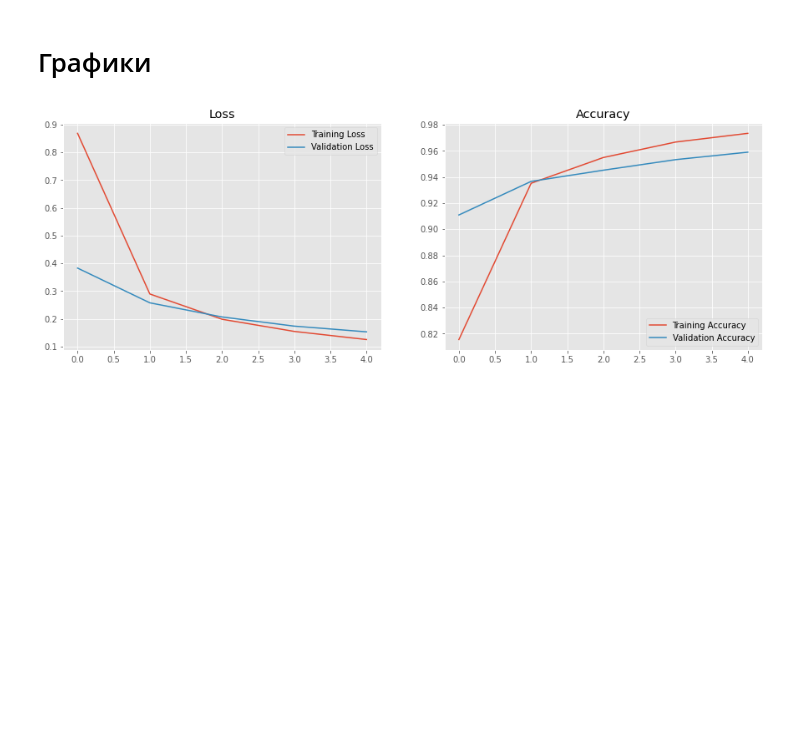
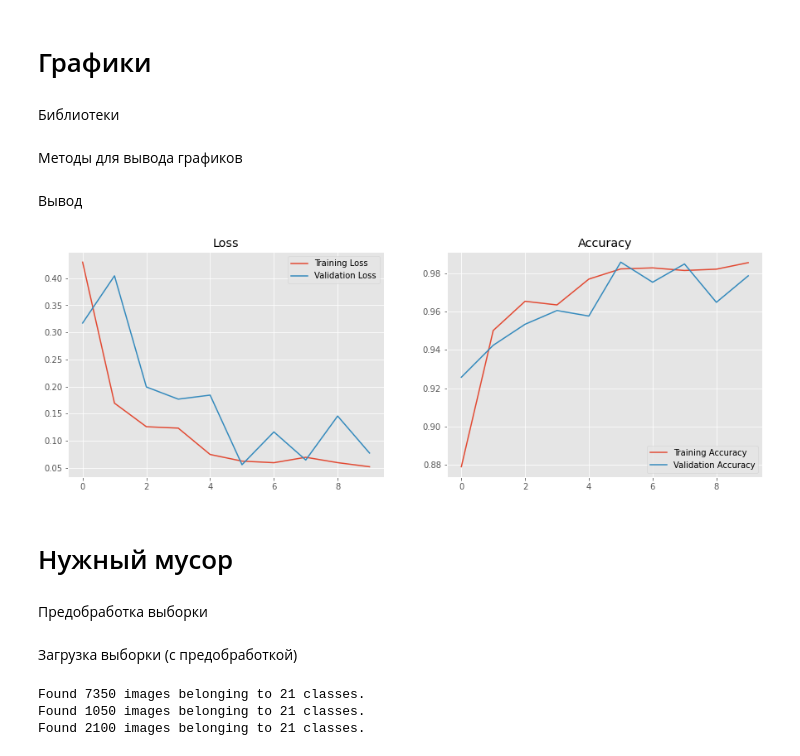
Before and after one commit to ITHaron/Neural-Network, a Jupyter notebook: Main.ipynb, the cells around one changed output. Saved outputs shown, nothing was run; the diff lists cells and outputs as text; code cells hidden in the pictures; blank space fills up the shorter version.

```diff
--- a/Main.ipynb
+++ b/Main.ipynb
@@ -132,4 +41,0 @@ Model Accuarcy:  55.14 %
-# %%
-eff_base = tf.keras.applications.EfficientNetB5(include_top= False)
-
-eff_base.trainable = False
@@ -203,3 +61,13 @@ import numpy as np
+# %%
+def create_model():
+  eff_base = tf.keras.applications.EfficientNetB5(include_top = False)
+  #eff_base.trainable = False
+
+  inputs = tf.keras.Input(shape=(224,224,3))
+  x = eff_base(inputs)
+  x = tf.keras.layers.GlobalAveragePooling2D()(x)
+  outputs = tf.keras.layers.Dense(21, activation="softmax")(x)
+  return tf.keras.Model(inputs, outputs)
 # %% [markdown]
 Сохранение и загрузка модели
 # %%
@@ -217,0 +88,8 @@ def load_model(path):
+# %%
+eff_model =  create_model()
+
+eff_model.compile(
+    loss = tf.keras.losses.categorical_crossentropy,
+    optimizer = tf.keras.optimizers.Adam(learning_rate= 0.001),
+    metrics = ["accuracy"]
+)
@@ -217,0 +98,7 @@ def load_model(path):
+# %%
+eff_model.fit( train_data,
+             epochs = epochs,
+             steps_per_epoch = testing_steps,
+             validation_data = val_data,
+             validation_steps = validation_steps
+             )
@@ -226,2 +136,4 @@ model_test, history_1 = load_model('/content/drive/MyDrive/Model_1')
 # %% [markdown]
 # Графики
+# %% [markdown]
+Библиотеки
@@ -228,3 +142,5 @@ model_test, history_1 = load_model('/content/drive/MyDrive/Model_1')
+# %% [markdown]
+Методы для вывода графиков
 # %%
 def show_final_history(history):
 
@@ -244,9 +160,15 @@ def show_final_history(history):
 
     plt.show();
     pass
+# %% [markdown]
+Вывод
 # %%
 
 #print(eff_model.history)
-show_final_history(history_1)
+show_final_history(eff_model.history)
 # %% [output]
-[figure, old version]
+[figure, new version]
+# %% [markdown]
+# Нужный мусор
+# %% [markdown]
+Предобработка выборки
@@ -252,0 +185,16 @@ show_final_history(history_1)
+# %% [markdown]
+Загрузка выборки (с предобработкой)
+# %%
+param = dict(
+    target_size = (224,224),
+    class_mode = "categorical",
+    batch_size = 32
+    )
+
+train_data = train_gen.flow_from_directory(dir_train_data,**param)
+test_data = test_gen.flow_from_directory(dir_test_data,**param)
+val_data = val_gen.flow_from_directory(dir_valid_data,**param)
+# %% [output]
+Found 7350 images belonging to 21 classes.
+Found 1050 images belonging to 21 classes.
+Found 2100 images belonging to 21 classes.
```
Also changed, not shown: parts of 41 cells of this notebook.
